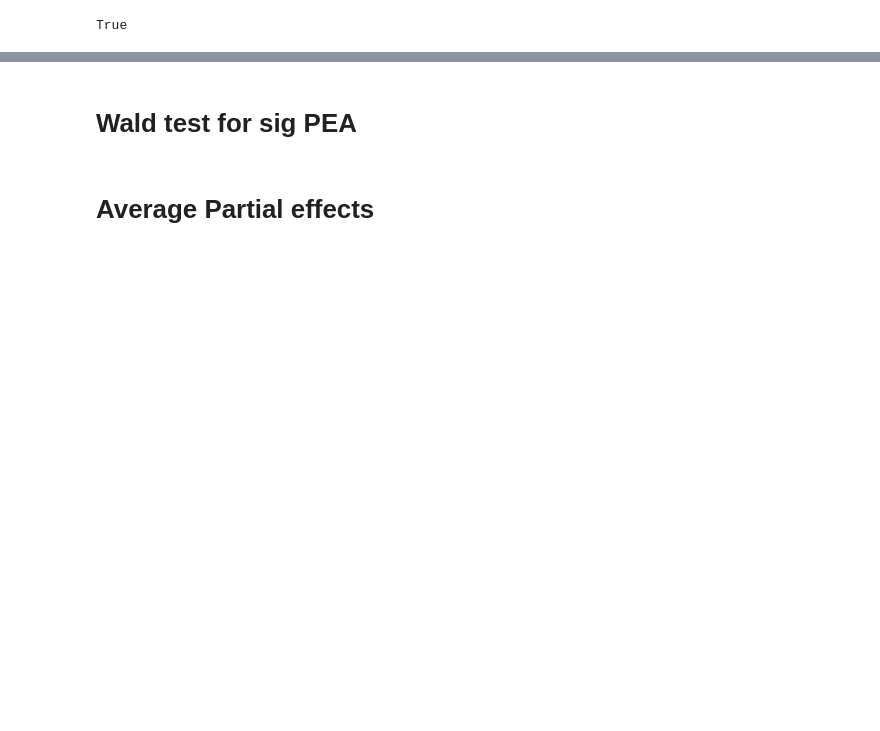
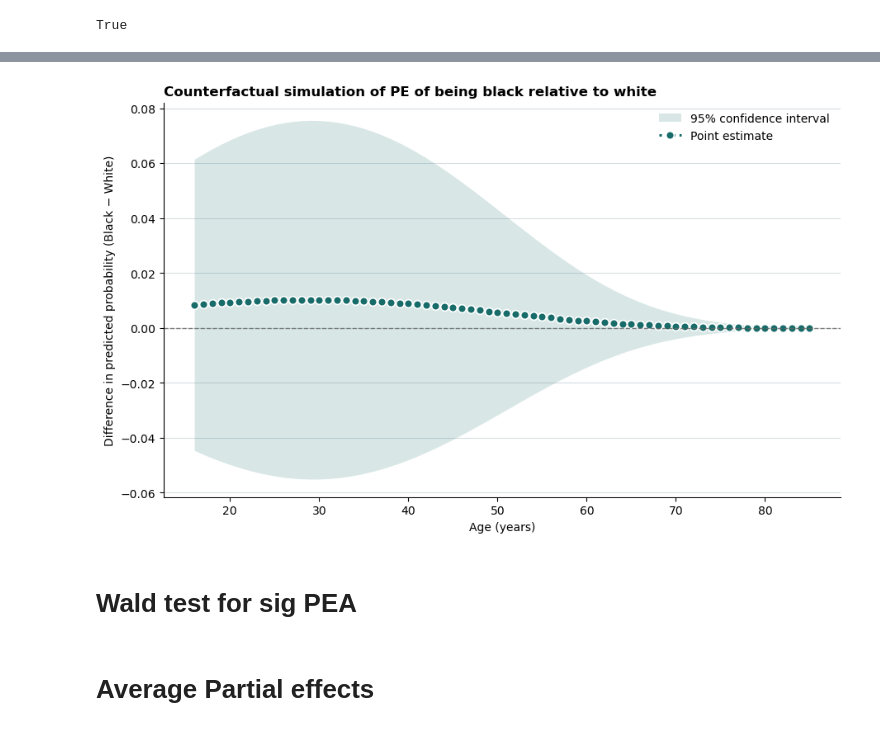
Before and after one commit to matliras/Adv_microeconometrics_assignments, a Jupyter notebook: project 3/workbook.ipynb, the cells around one changed output, grey strips where cells are left out. Saved outputs shown, nothing was run; the diff lists cells and outputs as text; code cells hidden in the pictures; blank space fills up the shorter version.

```diff
--- a/project 3/workbook.ipynb
+++ b/project 3/workbook.ipynb
@@ -545,3 +580,88 @@ effects_table
+# %%
+# Counterfactual analysis of a sample man: Male, employed, low-income, from big city, inctype_lin_1 = 1.
+age = 16
+result_counterfactual = []
+std_counterfactual = []
+age_counterfactual = []
+for i in range(70):
+    sample_man = {
+    'const': 1, 'sblack': 1, 'shisp': 0, 'sother': 0, 'sage': age,
+    'sage_sq': age**2, 'smale': 1, 'sempl': 1, 'sincome_1': 1,
+    'sincome_3': 0, 'spop_1': 0, 'spop_3': 0, 'spop_4': 1,
+    'inctype_lin_1': 1
+}
+    sample_man_pd = pd.DataFrame(sample_man, index=[0])
+    sample_man_np = sample_man_pd.to_numpy()
+    sample_man_np_white = sample_man_np.copy()
+    sample_man_np_white[:, 1] = 0
+
+    beta_pr = probit_models_theta[1]#.to_numpy()
+
+    z_white_pr = (sample_man_np_white @ beta_pr)[0]
+    z_black_pr = (sample_man_np @ beta_pr)[0]
+    probit_effect = (
+        probit.predict(beta_pr, sample_man_np)[0]
+        - probit.predict(beta_pr, sample_man_np_white)[0]
+        )
+    grad_probit = (
+            norm.pdf(z_black_pr) * sample_man_np
+            - norm.pdf(z_white_pr) * sample_man_np_white
+        )
+    probit_se = get_se(grad_probit, probit_cov[1])[0]
+
+
+    result_counterfactual.append(probit_effect)
+    std_counterfactual.append(probit_se)
+    age_counterfactual.append(age)
+
+    age = age + 1
+
+
+
+# Figure
+age_values = np.asarray(age_counterfactual)
+estimate_values = np.asarray(result_counterfactual)
+standard_errors = np.asarray(std_counterfactual)
+ci_lower = estimate_values - 1.96 * standard_errors
+ci_upper = estimate_values + 1.96 * standard_errors
+
+fig, ax = plt.subplots(figsize=(9, 5.5), constrained_layout=True)
+ax.fill_between(
+    age_values,
+    ci_lower,
+    ci_upper,
+    color='#2B7A78',
+    alpha=0.18,
+    linewidth=0,
+    label='95% confidence interval',
+)
+ax.plot(
+    age_values,
+    estimate_values,
+    color='#176B69',
+    linestyle=':',
+    linewidth=2.2,
+    marker='o',
+    markersize=7,
+    markerfacecolor='#176B69',
+    markeredgecolor='white',
+    markeredgewidth=1.2,
+    label='Point estimate',
+)
+ax.axhline(0, color='#666666', linestyle='--', linewidth=1, alpha=0.8)
+ax.set_xlabel('Age (years)')
+ax.set_ylabel('Difference in predicted probability (Black − White)')
+ax.set_title('Counterfactual simulation of PE of being black relative to white', loc='left', weight='bold')
+age_tick_step = 10
+first_age_tick = int(np.ceil(age_values.min() / age_tick_step) * age_tick_step)
+ax.set_xticks(np.arange(first_age_tick, age_values.max() + 1, age_tick_step))
+ax.grid(axis='y', color='#D9DEE2', linewidth=0.8)
+ax.set_axisbelow(True)
+ax.spines[['top', 'right']].set_visible(False)
+ax.legend(frameon=False, loc='best')
+plt.show()
+# %% [output]
+[figure, added]
 # %% [markdown]
 # Wald test for sig PEA
 # %% [markdown]
```
Also changed, not shown: parts of 20 cells of this notebook, 2 other files.
